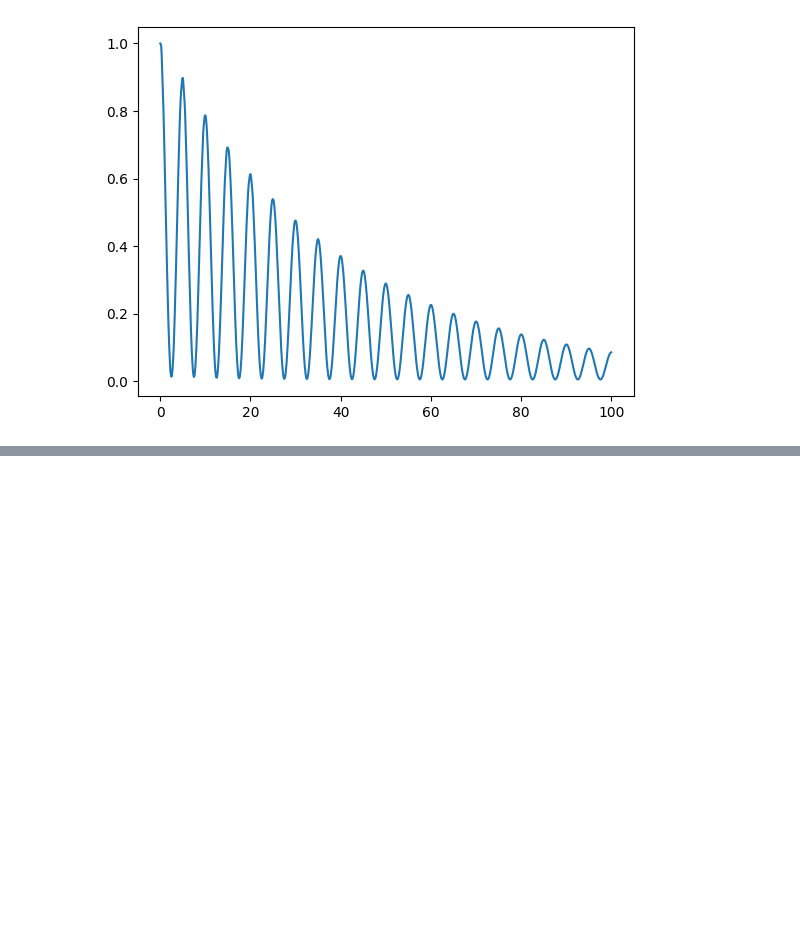
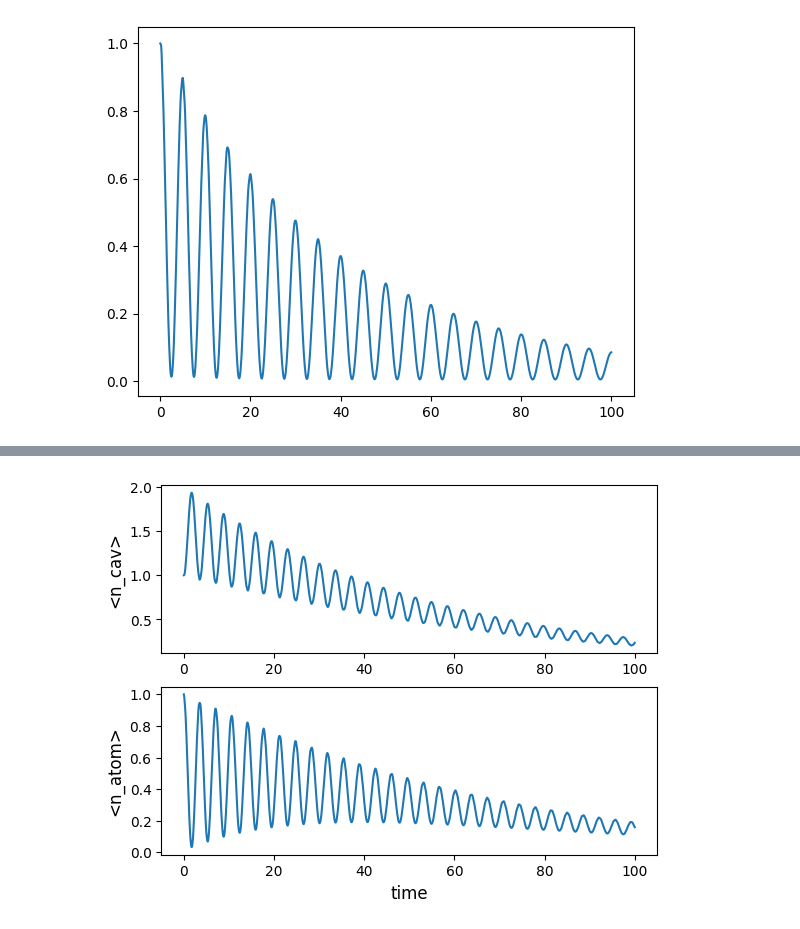
Before and after one commit to sophia13242/Dissipative-Atom-Cavity, a Jupyter notebook: firstIdeas.ipynb, the cells around one changed output, grey strips where cells are left out. Saved outputs shown, nothing was run; the diff lists cells and outputs as text; code cells hidden in the pictures; blank space fills up the shorter version.

```diff
--- a/firstIdeas.ipynb
+++ b/firstIdeas.ipynb
@@ -53,0 +85,16 @@ plt.plot(x, y_cav)
+# %%
+#only decay, no leaking cavity and coupling
+
+c_ops_dec_only = [np.sqrt(gamma) * sm]
+
+psi11 = ket2dm(tensor(basis(N,1), basis(2,1)))
+
+
+times = np.linspace(0, 10 * 2 * np.pi / g, 1000)
+result = mesolve(H, psi11, times, c_ops_dec_only, e_ops)
+
+fig, axes = plot_expectation_values(
+    [result], ylabels=["<n_cav>", "<n_atom>"]
+)
+# %% [output]
+[figure, added]
```
Also changed, not shown: parts of 4 cells of this notebook.
